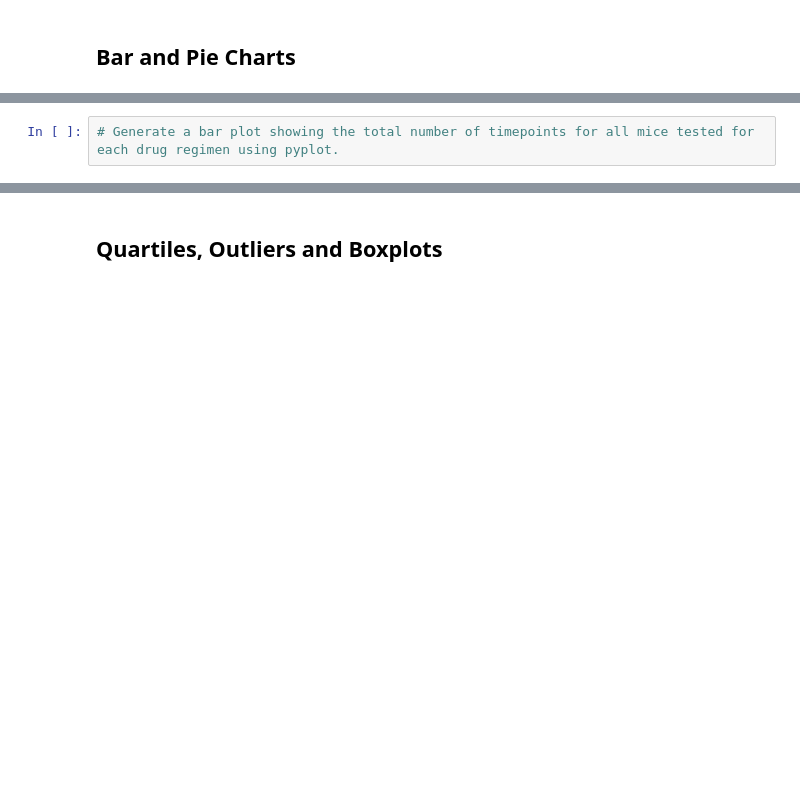
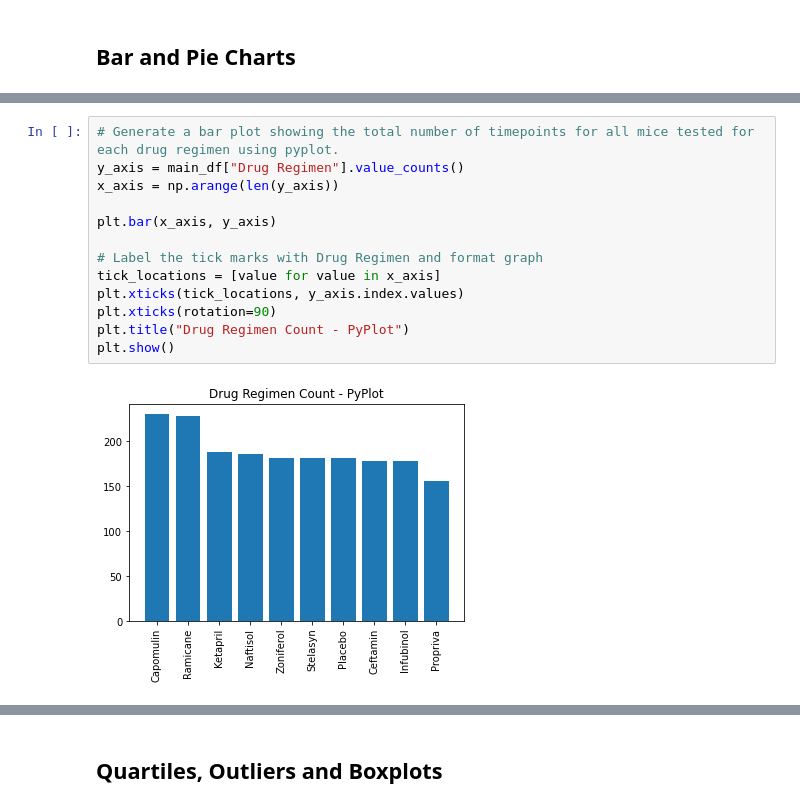
Before and after one commit to c-daily/matplotlib, a Jupyter notebook: 05-Matplotlib/Instructions/Pymaceuticals/pymaceuticals_starter.ipynb, the cells around one changed output, grey strips where cells are left out. Saved outputs shown, nothing was run; the diff lists cells and outputs as text; blank space fills up the shorter version.

```diff
--- a/05-Matplotlib/Instructions/Pymaceuticals/pymaceuticals_starter.ipynb
+++ b/05-Matplotlib/Instructions/Pymaceuticals/pymaceuticals_starter.ipynb
@@ -88,4 +97,17 @@ reg_df
 # %%
 # Generate a bar plot showing the total number of timepoints for all mice tested for each drug regimen using pyplot.
+y_axis = main_df["Drug Regimen"].value_counts()
+x_axis = np.arange(len(y_axis))
+
+plt.bar(x_axis, y_axis)
+
+# Label the tick marks with Drug Regimen and format graph
+tick_locations = [value for value in x_axis]
+plt.xticks(tick_locations, y_axis.index.values)
+plt.xticks(rotation=90)
+plt.title("Drug Regimen Count - PyPlot")
+plt.show()
+# %% [output]
+[figure, added]
 # %%
 # Generate a pie plot showing the distribution of female versus male mice using Pandas
```
Also changed, not shown: parts of 14 cells of this notebook.
